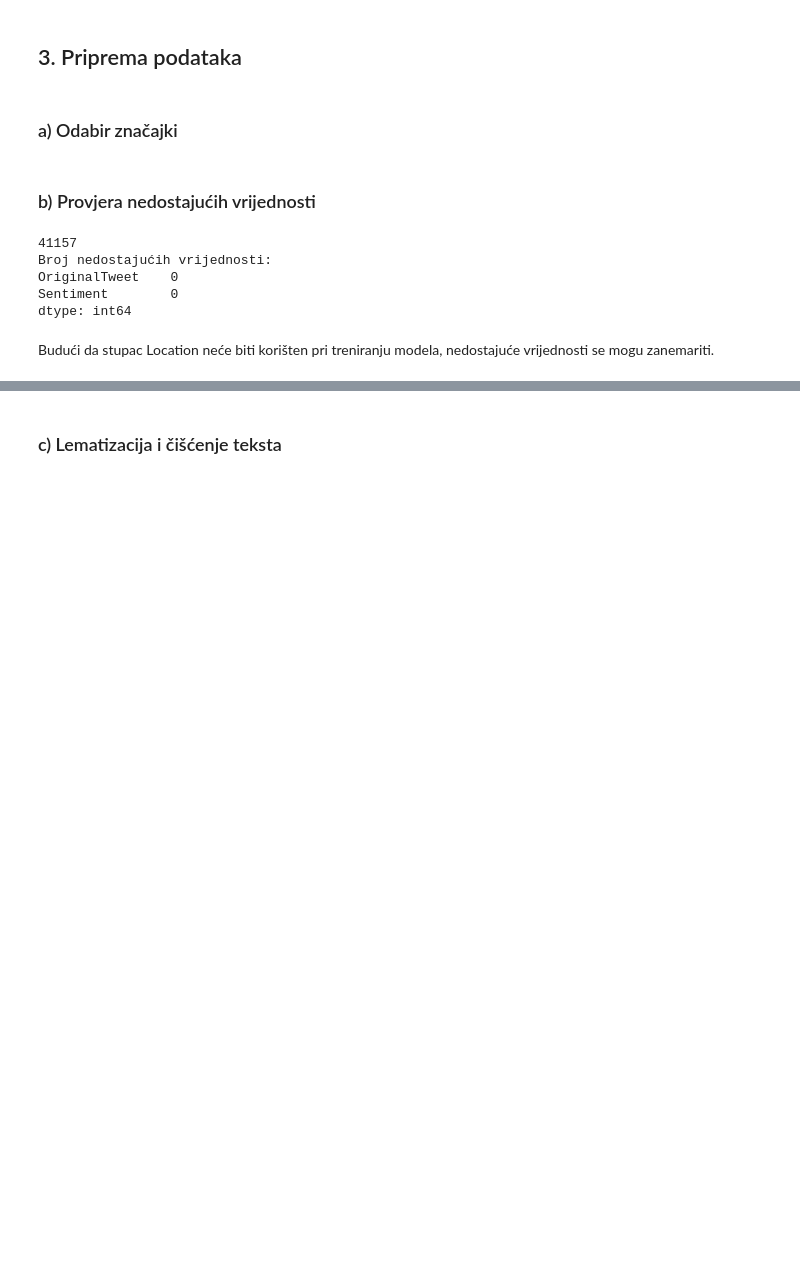
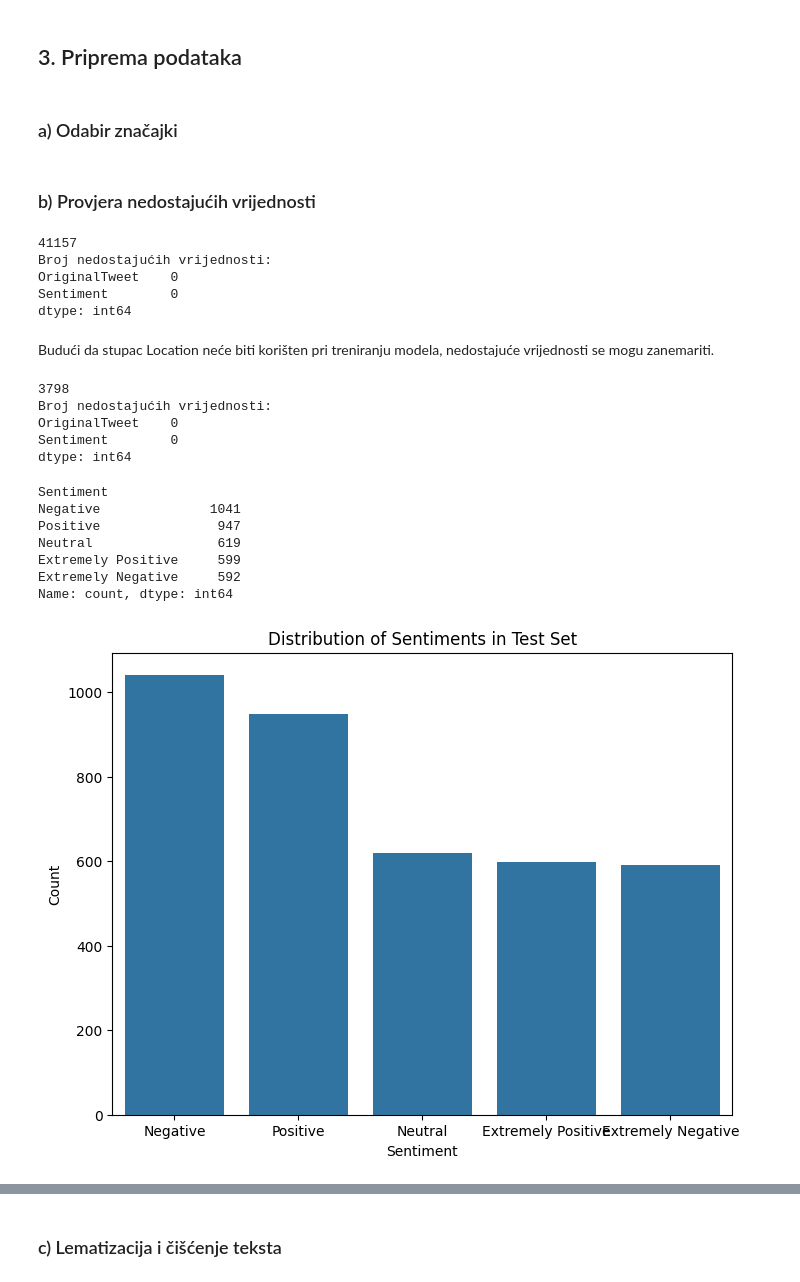
Before and after one commit to mln2j/nlp-lv, a Jupyter notebook: lv3/lv3.ipynb, the cells around one changed output, grey strips where cells are left out. Drawn from its saved outputs; the diff is of its cells as text; code cells hidden in the pictures; blank space fills up the shorter version.

```diff
--- a/lv3/lv3.ipynb
+++ b/lv3/lv3.ipynb
@@ -63,9 +45,7 @@ covid-19-nlp-text-classification.zip: Skipping, found more recently modified loc
 # %%
-!unzip covid-19-nlp-text-classification.zip -d covid_dataset
-
 # Ovaj dataset dolazi kodiran u ISO-8859-1 (Latin-1), pa je potrebno specificirati encoding parametar
-train = pd.read_csv("covid_dataset/Corona_NLP_train.csv", encoding="latin1")
-test = pd.read_csv("covid_dataset/Corona_NLP_test.csv", encoding="latin1")
+train = pd.read_csv("Corona_NLP_train.csv", encoding="latin1")
+test = pd.read_csv("Corona_NLP_test.csv", encoding="latin1")
 
 train.head()
 # %% [output]
@@ -102,8 +77,34 @@ dtype: int64
 Budući da stupac Location neće biti korišten pri treniranju modela, nedostajuće vrijednosti se mogu zanemariti.
 # %%
 # ZADATAK: Provjerite nedostajuće vrijednosti u testnom skupu te riješite na prikladan način ukoliko ih ima
+print(selected_features_test.shape[0])
+print(f"Broj nedostajućih vrijednosti:\n{selected_features_test.isnull().sum()}")
+# %% [output]
+3798
+Broj nedostajućih vrijednosti:
+OriginalTweet    0
+Sentiment        0
+dtype: int64
 # %%
 #ZADATAK: Provjerite broj ponavljanja svake od kategorija tweetova te ih prikžite na grafu koristeći prikladne biblioteke
+sentiment_counts = selected_features_test['Sentiment'].value_counts()
+print(sentiment_counts)
+
+plt.figure(figsize=(8, 6))
+sns.barplot(x=sentiment_counts.index, y=sentiment_counts.values)
+plt.title('Distribution of Sentiments in Test Set')
+plt.xlabel('Sentiment')
+plt.ylabel('Count')
+plt.show()
+# %% [output]
+Sentiment
+Negative              1041
+Positive               947
+Neutral                619
+Extremely Positive     599
+Extremely Negative     592
+Name: count, dtype: int64
+[figure, added]
 # %%
 mapping = {
     'Positive': 'Positive',
```
Also changed, not shown: parts of 24 cells of this notebook.
